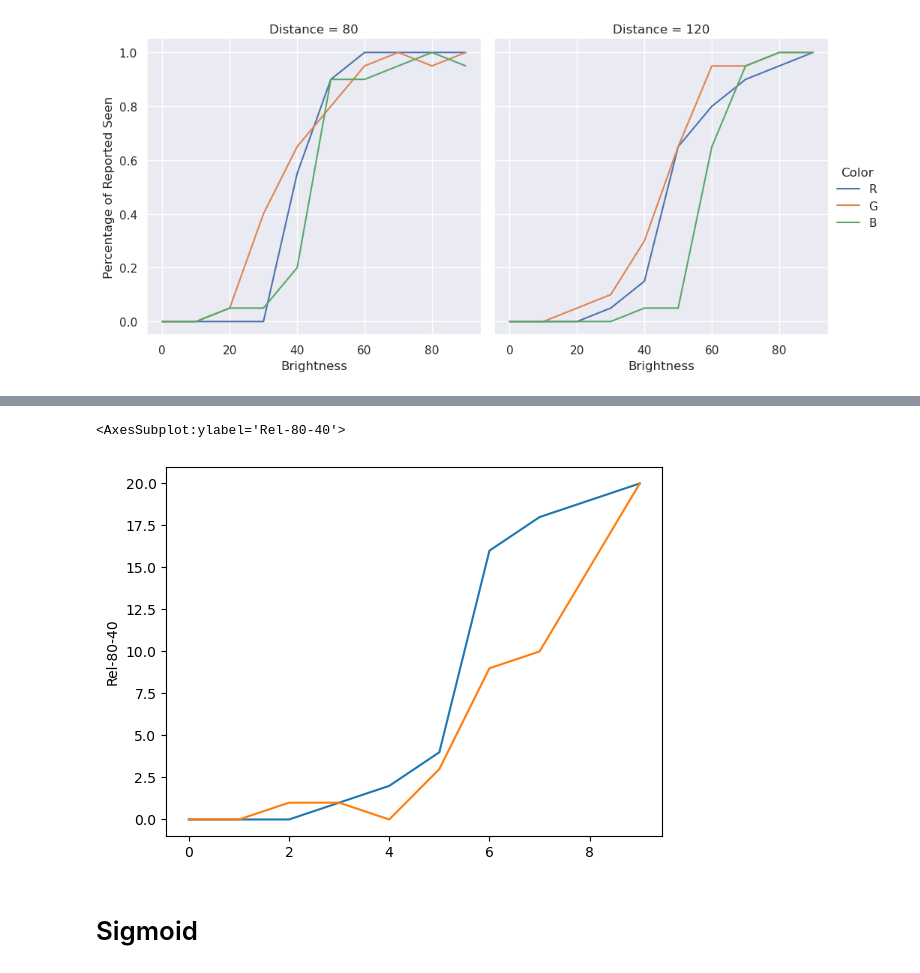
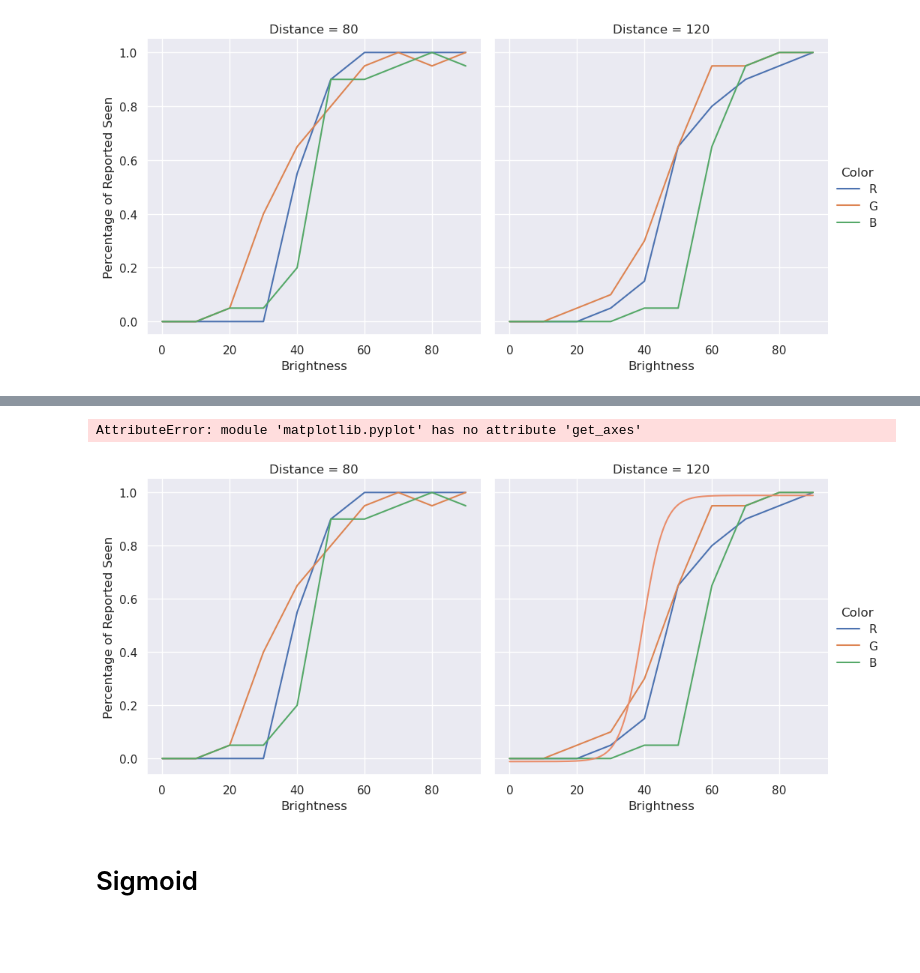
Before and after one commit to kadirberatyildirim/Neuroscience-Projects, a Jupyter notebook: psychophysics/analysis.ipynb, the cells around one changed output, grey strips where cells are left out. Saved outputs shown, nothing was run; the diff lists cells and outputs as text; code cells hidden in the pictures; blank space fills up the shorter version.

```diff
--- a/psychophysics/analysis.ipynb
+++ b/psychophysics/analysis.ipynb
@@ -150,10 +158,26 @@ fig.show()
-# %%
-tmp = df.iloc[:, 11:]
-sns.lineplot(x = tmp.index, y = tmp['Rel-80-40'])
-sns.lineplot(x = tmp.index, y = tmp['Rel-120-50'])
-# %% [output]
-<AxesSubplot:ylabel='Rel-80-40'>
-[figure, removed]
+# %%
+xdata = list(range(0,91,10))
+xplot = np.linspace(0, 90, 1000)
+
+colors = sns.color_palette("flare")
+thresholds = []
+
+sns.relplot(data = rgb, x = 'Brightness', y = 'Percentage of Reported Seen', hue = 'Color',
+            col = 'Distance', kind = 'line')
+for j, i in enumerate(['R-80', 'R-120', 'G-80' ,'G-120', 'B-80','B-120']):
+    ydata = df[i]/20
+    ys = do_sigmoid(xdata, ydata)
+    threshold = xplot[np.where(ys == [i for i in ys if 0.490 < i < 0.510][0])]
+    thresholds.append(threshold)
+    plt.plot(xplot, ys, color = colors[j])
+    ax = plt.gca()
+    print(plt.get_axes()[0])
+plt.title('Sigmoid Fitlines')
+plt.ylabel('Percentage of Reported Seen')
+plt.grid()
+# %% [output]
+AttributeError: module 'matplotlib.pyplot' has no attribute 'get_axes'
+[figure, added]
 # %% [markdown]
 # Sigmoid
 # %%
```
Also changed, not shown: parts of 2 cells of this notebook.
